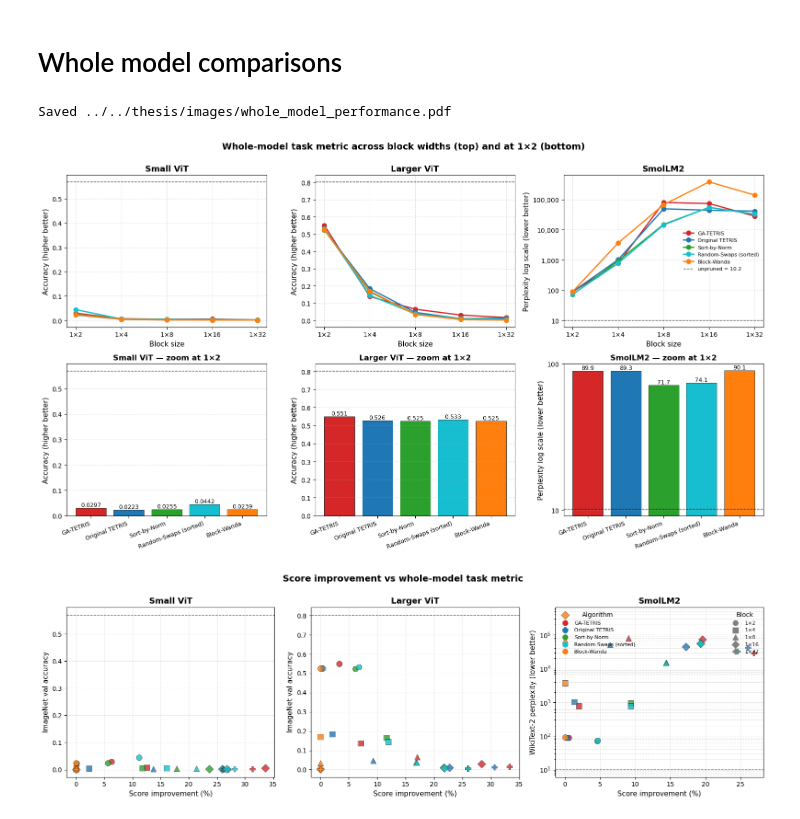
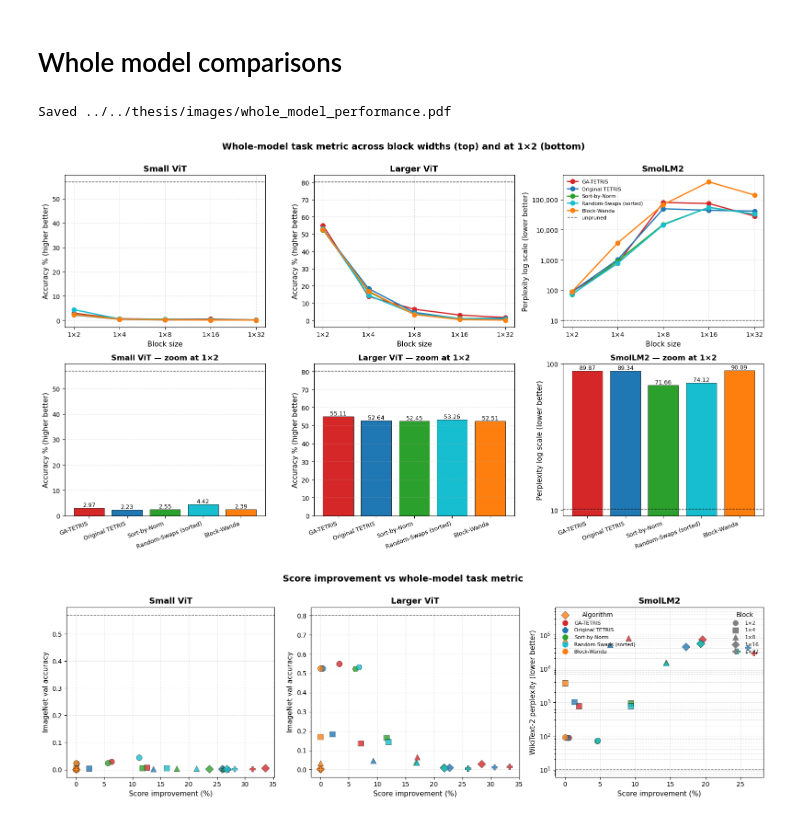
Before and after one commit to jitka1997/master-thesis, a Jupyter notebook: code/csvs_for_thesis/cross_cutting_analysis.ipynb, the cells around one changed output. Cells and saved outputs as stored; diff of their text form; code cells hidden in the pictures.

```diff
--- a/code/csvs_for_thesis/cross_cutting_analysis.ipynb
+++ b/code/csvs_for_thesis/cross_cutting_analysis.ipynb
@@ -656,44 +656,46 @@ print(time_df.to_string(index=False, float_format=lambda x: f"{x:.4f}"))
 # Whole model comparisons
 # %%
 from matplotlib.ticker import FuncFormatter
+import matplotlib.ticker as mticker
 
 ALGS_FOR_PLOT = ["GA-TETRIS", "Original TETRIS", "Sort-by-Norm",
                  "Random-Swaps (sorted)", "Block-Wanda"]
 
 
-def whole_model_data(df, metric_col, sparsity=0.5):
+def whole_model_data(df, metric_col, sparsity=0.5, scale=1.0):
     sub = df[df.sparsity == sparsity]
-    return (sub.groupby(["algorithm", "block_cols"])[metric_col]
+    out = (sub.groupby(["algorithm", "block_cols"])[metric_col]
               .first()
               .reset_index()
               .rename(columns={metric_col: "metric"}))
+    out["metric"] = out["metric"] * scale
+    return out
 
 
-def baseline_value(df, metric_col):
+def baseline_value(df, metric_col, scale=1.0):
     sub = df[df[metric_col].notna()]
     if "no_prune" in sub.algorithm.unique():
-        return sub[sub.algorithm == "no_prune"][metric_col].iloc[0]
+        v = sub[sub.algorithm == "no_prune"][metric_col].iloc[0]
+        return v * scale
     base_col = metric_col.replace("_all_layers", "_baseline")
     if base_col in sub.columns and sub[base_col].notna().any():
-        return sub[base_col].dropna().iloc[0]
+        return sub[base_col].dropna().iloc[0] * scale
     return None
 
 
 cliff_panels = [
-    ("Small ViT",  whole_model_data(df_vit3_main,   "accuracy_all_layers"),
-     baseline_value(df_vit3_main, "accuracy_all_layers"),
-     "Accuracy (higher better)", False),
-    ("Larger ViT", whole_model_data(df_vitwee_main, "accuracy_all_layers"),
-     baseline_value(df_vitwee_main, "accuracy_all_layers"),
-     "Accuracy (higher better)", False),
+    ("Small ViT",  whole_model_data(df_vit3_main,   "accuracy_all_layers", scale=100),
+     baseline_value(df_vit3_main, "accuracy_all_layers", scale=100),
+     "Accuracy % (higher better)", False),
+    ("Larger ViT", whole_model_data(df_vitwee_main, "accuracy_all_layers", scale=100),
+     baseline_value(df_vitwee_main, "accuracy_all_layers", scale=100),
+     "Accuracy % (higher better)", False),
     ("SmolLM2",    whole_model_data(df_smollm,      "perplexity_all_layers"),
      baseline_value(df_smollm, "perplexity_all_layers"),
      "Perplexity log scale (lower better)", True),
 ]
 
 fig, axes = plt.subplots(2, 3, figsize=(16, 9))
-
-import matplotlib.ticker as mticker
 
 # === TOP ROW: full sweep ===
 for ax, (model_name, df, baseline, ylabel, log_y) in zip(axes[0], cliff_panels):
@@ -706,14 +708,13 @@ for ax, (model_name, df, baseline, ylabel, log_y) in zip(axes[0], cliff_panels):
 
     if baseline is not None:
         ax.axhline(baseline, color="black", linestyle="--", linewidth=1.0,
-                   alpha=0.7, label=f"unpruned = {baseline:.3g}")
+                   alpha=0.7, label=f"unpruned")
 
     ax.set_xscale("log", base=2)
     ax.set_xticks([2, 4, 8, 16, 32])
     ax.set_xticklabels([f"1×{w}" for w in [2, 4, 8, 16, 32]])
     if log_y:
         ax.set_yscale("log")
-        # Explicit major ticks; everything else hidden
         ax.yaxis.set_major_locator(mticker.LogLocator(base=10, subs=[1.0]))
         ax.yaxis.set_minor_locator(mticker.NullLocator())
         ax.yaxis.set_major_formatter(FuncFormatter(lambda y, _: f"{int(y):,}"))
@@ -722,7 +723,7 @@ for ax, (model_name, df, baseline, ylabel, log_y) in zip(axes[0], cliff_panels):
     ax.set_title(model_name, fontsize=13, fontweight="bold")
     ax.grid(True, which="both", linestyle="--", alpha=0.35)
 
-axes[0, 2].legend(frameon=False, fontsize=8, loc="best")
+axes[0, 2].legend(frameon=False, fontsize=8, loc="upper left")
 
 # === BOTTOM ROW: zoom at 1×2 ===
 for ax, (model_name, df, baseline, ylabel, log_y) in zip(axes[1], cliff_panels):
@@ -731,37 +732,36 @@ for ax, (model_name, df, baseline, ylabel, log_y) in zip(axes[1], cliff_panels):
     values = [sub.loc[a, "metric"] for a in algs_present]
     colors = [alg_color(a) for a in algs_present]
 
     bars = ax.bar(range(len(algs_present)), values, color=colors,
                   edgecolor="black", linewidth=0.5)
 
     for bar, v in zip(bars, values):
         ax.text(bar.get_x() + bar.get_width() / 2, v,
-                f"{v:.3g}", ha="center", va="bottom", fontsize=9)
+                f"{v:.2f}", ha="center", va="bottom", fontsize=9)
 
     if baseline is not None:
         ax.axhline(baseline, color="black", linestyle="--", linewidth=1.0,
-                   alpha=0.7, label=f"unpruned = {baseline:.3g}")
+                   alpha=0.7, label=f"unpruned")
 
     if log_y:
         ax.set_yscale("log")
-        # Explicit major ticks; everything else hidden
         ax.yaxis.set_major_locator(mticker.LogLocator(base=10, subs=[1.0]))
         ax.yaxis.set_minor_locator(mticker.NullLocator())
         ax.yaxis.set_major_formatter(FuncFormatter(lambda y, _: f"{int(y):,}"))
     ax.set_xticks(range(len(algs_present)))
     ax.set_xticklabels(algs_present, rotation=20, ha="right", fontsize=9)
     ax.set_ylabel(ylabel, fontsize=11)
     ax.set_title(f"{model_name} — zoom at 1×2", fontsize=12, fontweight="bold")
     ax.grid(True, axis="y", linestyle="--", alpha=0.35)
 
 fig.suptitle("Whole-model task metric across block widths (top) and at 1×2 (bottom)",
              fontsize=14, fontweight="bold", y=1.00)
 fig.tight_layout()
 save_fig(fig, "whole_model_performance")
 plt.show()
 # %% [output]
 Saved ../../thesis/images/whole_model_performance.pdf
-[figure, old version]
+[figure, new version]
 # %%
 # not using, it is not readable
 ALGS_FOR_PLOT = ["GA-TETRIS", "Original TETRIS", "Sort-by-Norm",
```
Also changed, not shown: 1 other file.
